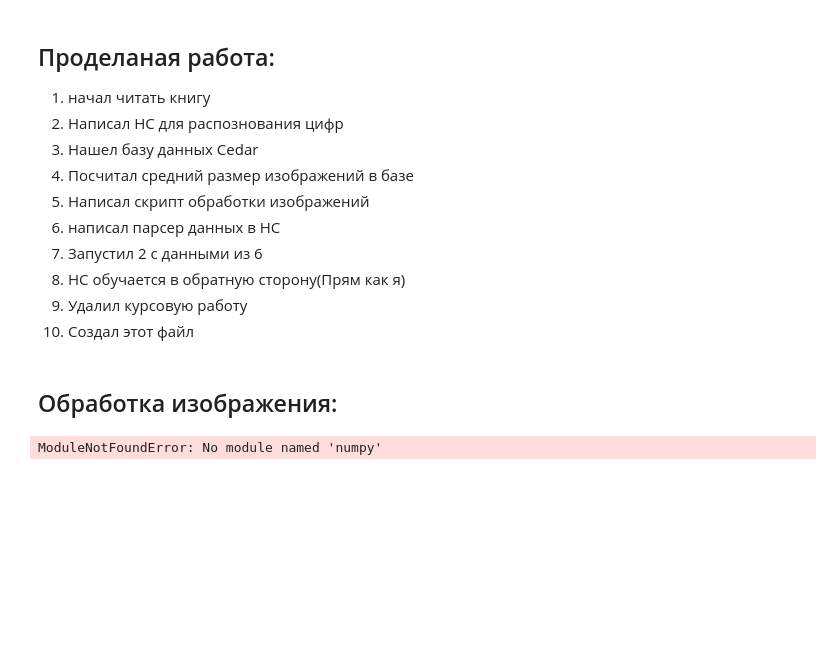
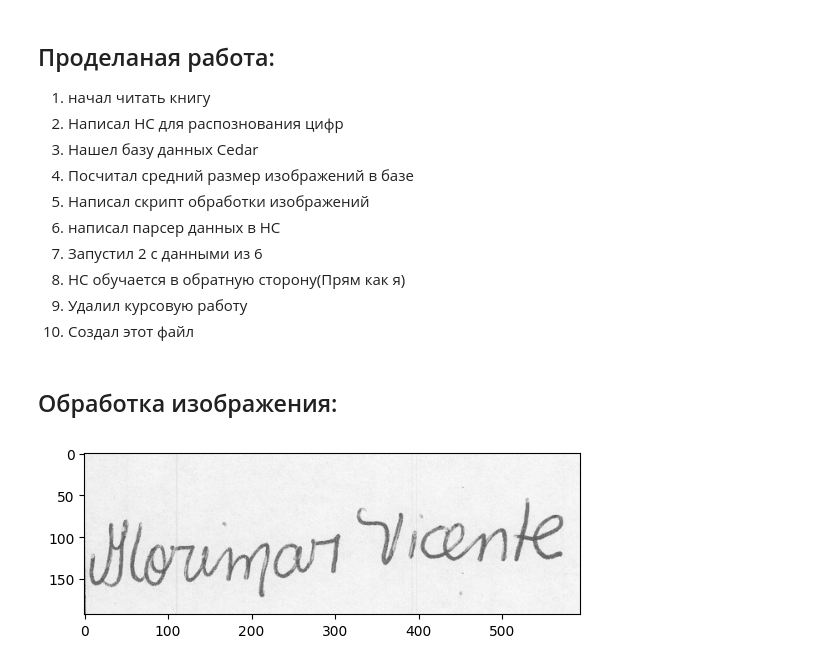
Before and after one commit to Chazelam/Course-Work, a Jupyter notebook: note.ipynb, the cells around one changed output. Cells and saved outputs as stored; diff of their text form; code cells hidden in the pictures; blank space fills up the shorter version.

```diff
--- a/note.ipynb
+++ b/note.ipynb
@@ -19,31 +19,36 @@ Hi
 # %% [markdown]
 ## Обработка изображения:
 # %%
+%matplotlib inline
 import numpy as np
 import cv2 as cv
+from matplotlib import pyplot as plt
 
 # Расчет порога бинаризации методом Оцу
 def otsy(img):
     bins_num = 256
     hist, bins_edges = np.histogram(img, bins_num)    # построение гистограммы значений пикселей
     bin_mids = (bins_edges[:-1] + bins_edges[1:]) / 2 # Нахождение центра каждого отрезка
     # Итерация по массиву и нахождение вероятностей каждого значения пикселя
     weight1 = np.cumsum(hist)
     weight2 = np.cumsum(hist[::-1])[::-1]
     mean1 = np.cumsum(hist * bin_mids) / weight1
     mean2 = (np.cumsum((hist * bin_mids)[::-1]) / weight2[::-1])[::-1]
 
     inter_class_variance = weight1[:-1] * weight2[1:] * (mean1[:-1] - mean2[1:]) ** 2
     index_of_max_val = np.argmax(inter_class_variance)
     threshold = bin_mids[:-1][index_of_max_val]
     return threshold
 
 nX = 300
 nY = 150
 right_ratio = nX/nY
 
-file_name = "/root/VScode/course_work/DATA/Cedar/1/original_1_15.png"
+file_name = "original_2_2.png"
 original_img = cv.imread(file_name)
-original_img.show()
+
+#Show the image with matplotlib
+plt.imshow(original_img)
+plt.show()
 # %% [output]
-ModuleNotFoundError: No module named 'numpy'
+[figure, added]
```
Also changed, not shown: parts of 5 cells of this notebook, 1 other file.
